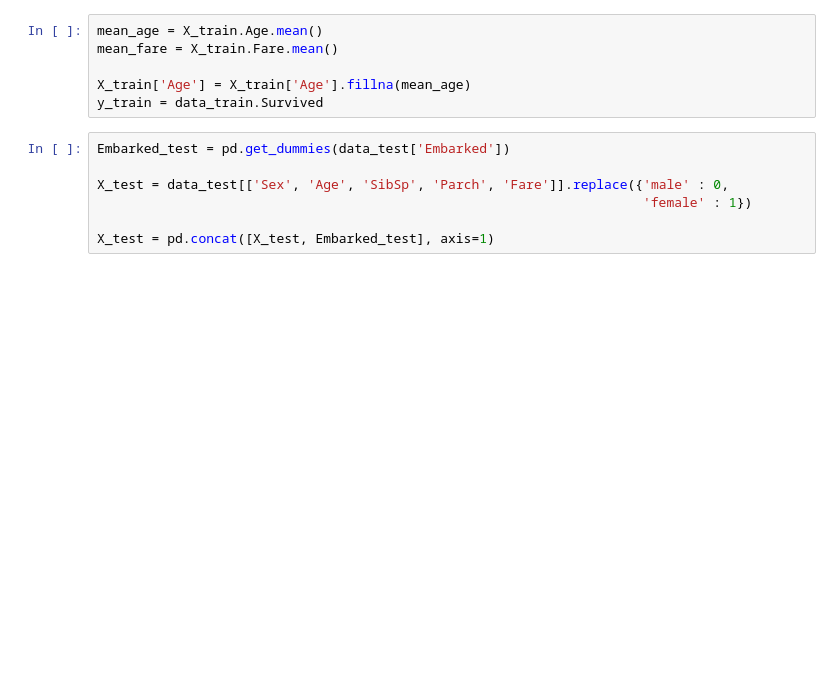
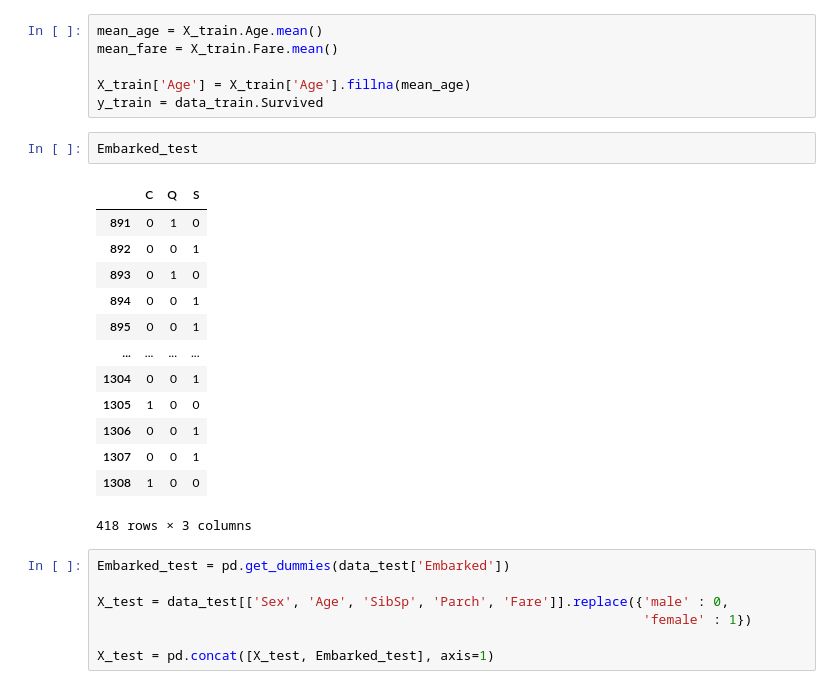
Before and after one commit to belenareal/titanic, a Jupyter notebook: titanic.ipynb, the cells around one changed output. Drawn from its saved outputs; the diff is of its cells as text; blank space fills up the shorter version.

```diff
--- a/titanic.ipynb
+++ b/titanic.ipynb
@@ -301,6 +301,22 @@ mean_fare = X_train.Fare.mean()
 
 X_train['Age'] = X_train['Age'].fillna(mean_age)
 y_train = data_train.Survived
+# %%
+Embarked_test
+# %% [output]
+|  | C | Q | S |
+| 891 | 0 | 1 | 0 |
+| 892 | 0 | 0 | 1 |
+| 893 | 0 | 1 | 0 |
+| 894 | 0 | 0 | 1 |
+| 895 | 0 | 0 | 1 |
+| ... | ... | ... | ... |
+| 1304 | 0 | 0 | 1 |
+| 1305 | 1 | 0 | 0 |
+| 1306 | 0 | 0 | 1 |
+| 1307 | 0 | 0 | 1 |
+| 1308 | 1 | 0 | 0 |
+418 rows × 3 columns
 # %%
 Embarked_test = pd.get_dummies(data_test['Embarked'])
 
```
Also changed, not shown: parts of 44 cells of this notebook.
